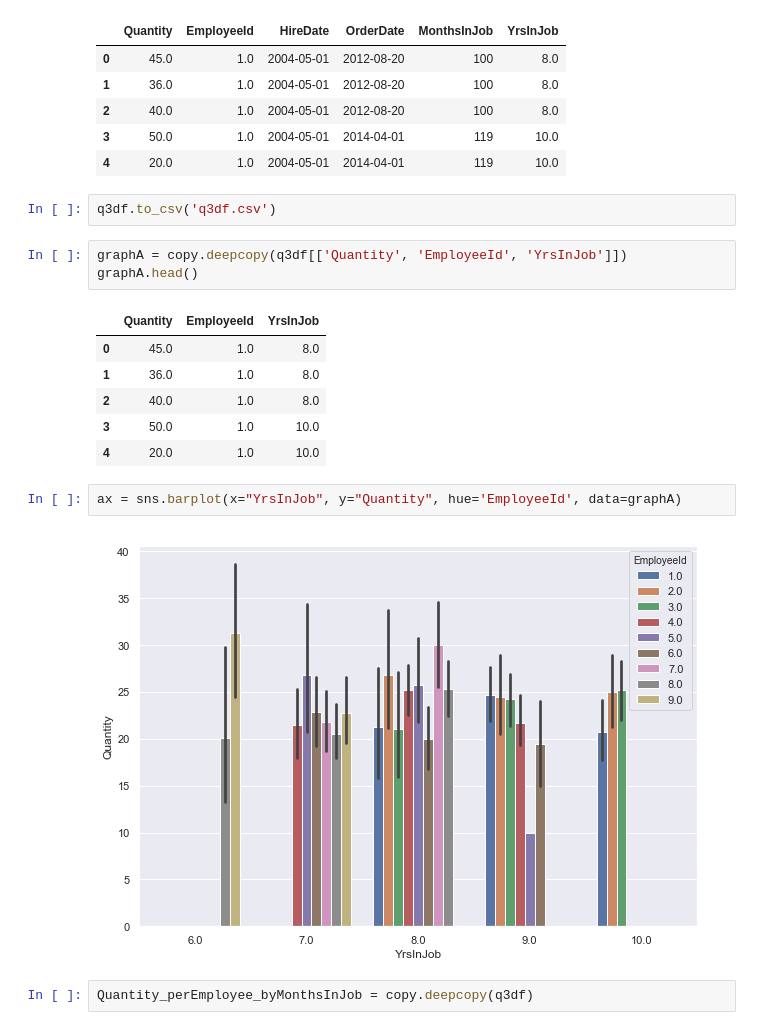
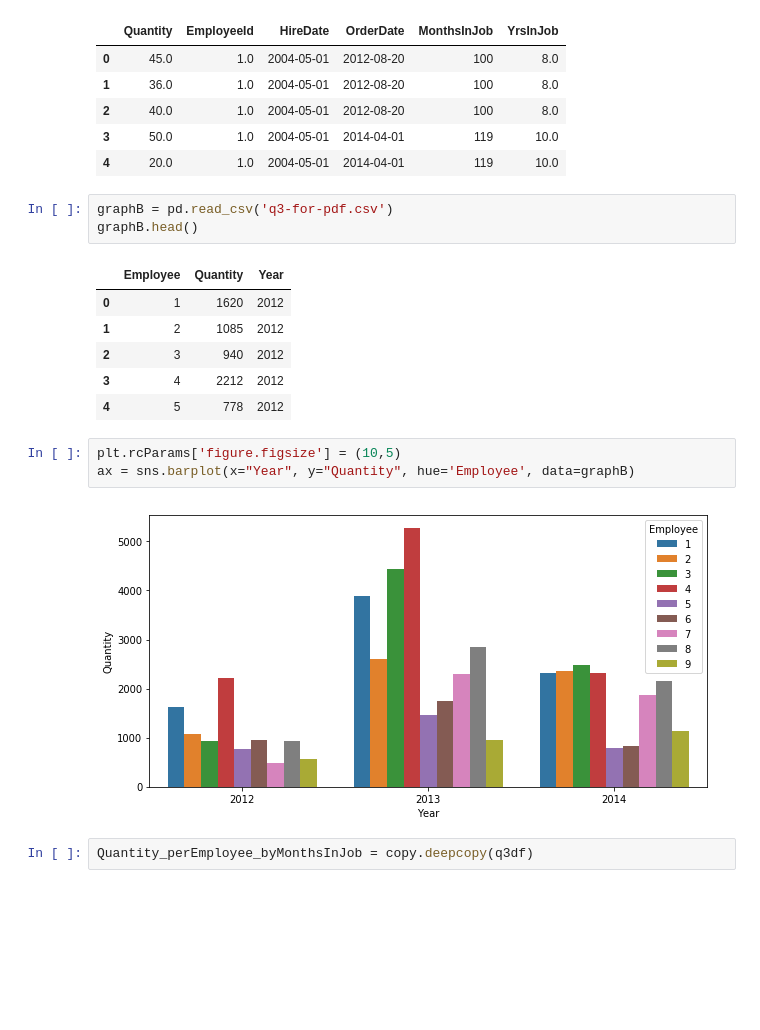
Before and after one commit to mgavish/Hypothesis-Testing, a Jupyter notebook: Mod 2 Final Project Work V11.ipynb, the cells around one changed output. Cells and saved outputs as stored; diff of their text form; blank space fills up the shorter version.

```diff
--- a/Mod 2 Final Project Work V11.ipynb
+++ b/Mod 2 Final Project Work V11.ipynb
@@ -858,22 +858,21 @@ q3df.head()
 | 2 | 40.0 | 1.0 | 2004-05-01 | 2012-08-20 | 100 | 8.0 |
 | 3 | 50.0 | 1.0 | 2004-05-01 | 2014-04-01 | 119 | 10.0 |
 | 4 | 20.0 | 1.0 | 2004-05-01 | 2014-04-01 | 119 | 10.0 |
-# %%
-q3df.to_csv('q3df.csv')
-# %%
-graphA = copy.deepcopy(q3df[['Quantity', 'EmployeeId', 'YrsInJob']])
-graphA.head()
-# %% [output]
-|  | Quantity | EmployeeId | YrsInJob |
-| 0 | 45.0 | 1.0 | 8.0 |
-| 1 | 36.0 | 1.0 | 8.0 |
-| 2 | 40.0 | 1.0 | 8.0 |
-| 3 | 50.0 | 1.0 | 10.0 |
-| 4 | 20.0 | 1.0 | 10.0 |
+# %%
+graphB = pd.read_csv('q3-for-pdf.csv')
+graphB.head()
+# %% [output]
+|  | Employee | Quantity | Year |
+| 0 | 1 | 1620 | 2012 |
+| 1 | 2 | 1085 | 2012 |
+| 2 | 3 | 940 | 2012 |
+| 3 | 4 | 2212 | 2012 |
+| 4 | 5 | 778 | 2012 |
 # %%
-ax = sns.barplot(x="YrsInJob", y="Quantity", hue='EmployeeId', data=graphA)
+plt.rcParams['figure.figsize'] = (10,5)
+ax = sns.barplot(x="Year", y="Quantity", hue='Employee', data=graphB)
 # %% [output]
-[figure, old version]
+[figure, new version]
 # %%
 Quantity_perEmployee_byMonthsInJob = copy.deepcopy(q3df)
 # %%
```
Also changed, not shown: parts of 23 cells of this notebook, 3 other files.
